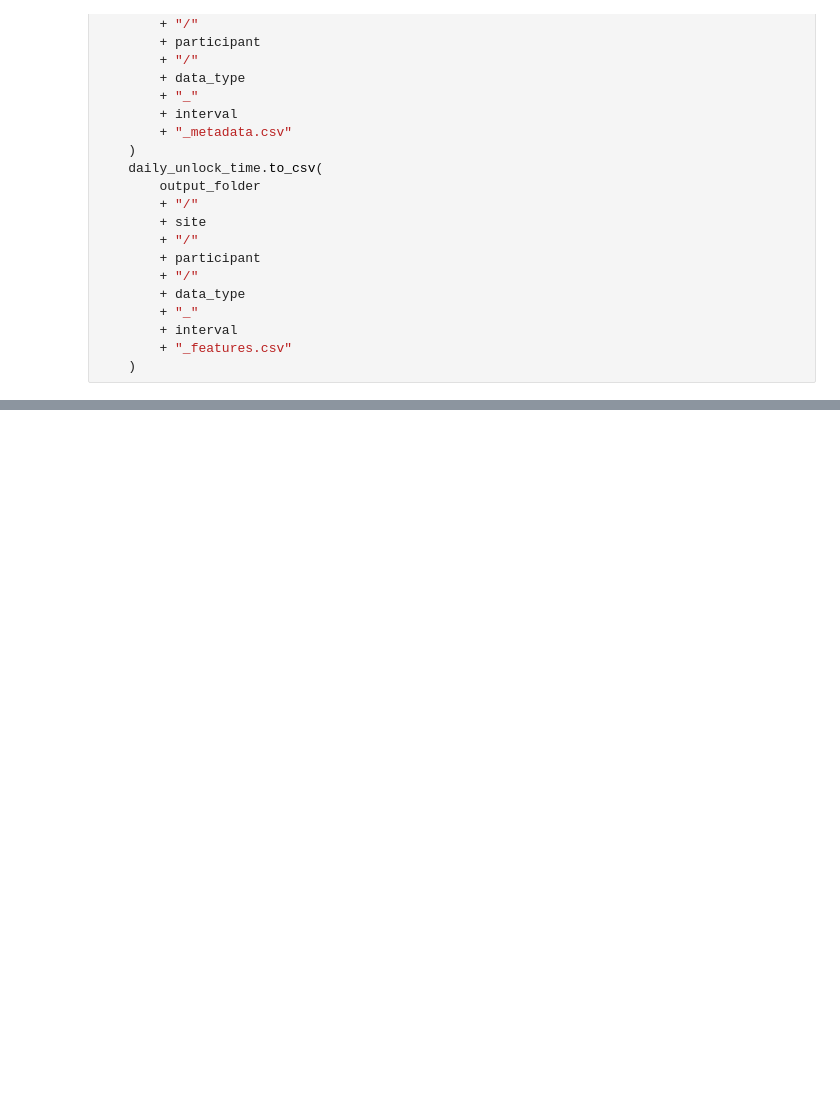
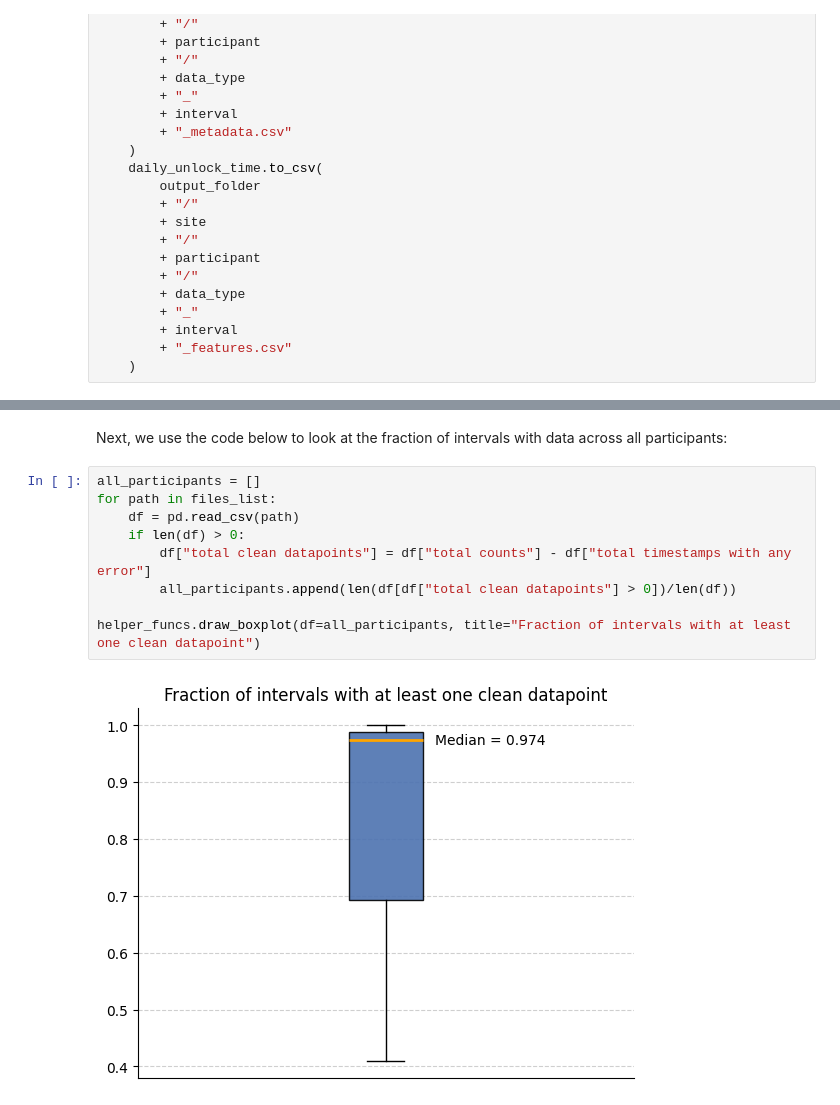
Before and after one commit to MentalHealthMission/data-book, a Jupyter notebook: content/general_template.ipynb, the cells around one changed output, grey strips where cells are left out. Drawn from its saved outputs; the diff is of its cells as text; blank space fills up the shorter version.

```diff
--- a/content/general_template.ipynb
+++ b/content/general_template.ipynb
@@ -470,0 +476,13 @@ helper_funcs.draw_boxplot(df=all_participants, title="Fraction of days with at l
+# %% [markdown]
+Next, we use the code below to look at the fraction of intervals with data across all participants:
+# %%
+all_participants = []
+for path in files_list:
+    df = pd.read_csv(path)
+    if len(df) > 0:
+        df["total clean datapoints"] = df["total counts"] - df["total timestamps with any error"]
+        all_participants.append(len(df[df["total clean datapoints"] > 0])/len(df))
+
+helper_funcs.draw_boxplot(df=all_participants, title="Fraction of intervals with at least one clean datapoint")
+# %% [output]
+[figure, added]
```
Also changed, not shown: parts of 7 cells of this notebook, 4 other files.
